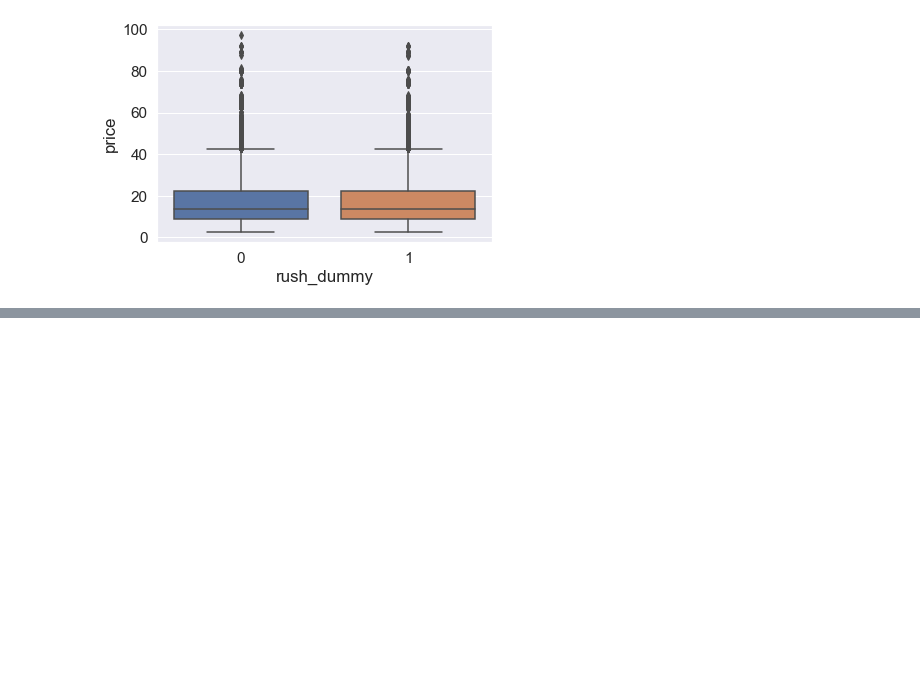
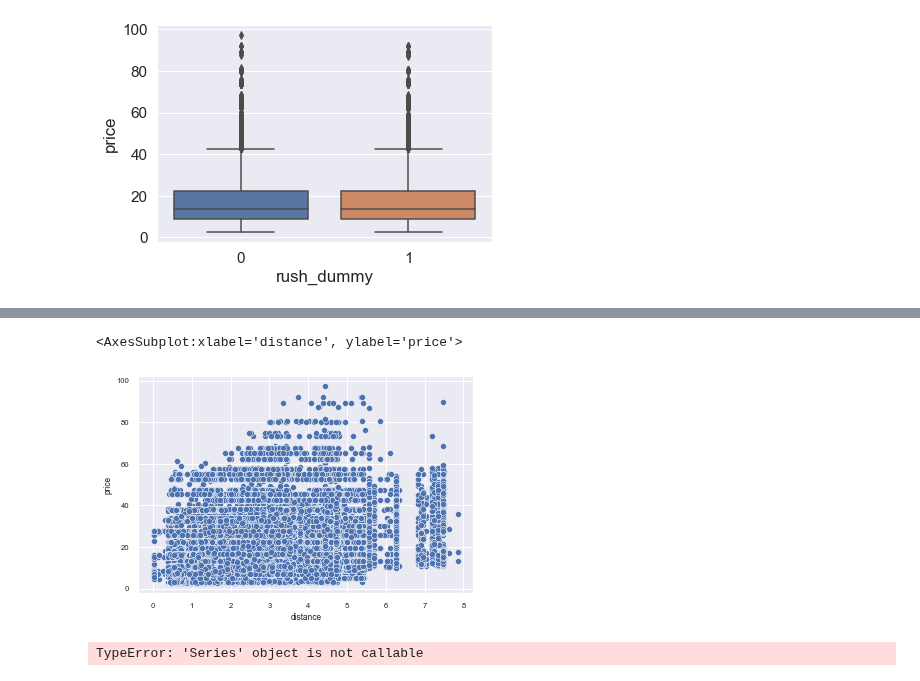
Before and after one commit to cndywu/TheYelpers, a Jupyter notebook: Final_Project.ipynb, the cells around one changed output, grey strips where cells are left out. Saved outputs shown, nothing was run; the diff lists cells and outputs as text; code cells hidden in the pictures; blank space fills up the shorter version.

```diff
--- a/Final_Project.ipynb
+++ b/Final_Project.ipynb
@@ -210,0 +216,9 @@ a.set_ylim(14000,110000)
+# %%
+sns.scatterplot(x='distance',y='price', data=train)
+# %% [output]
+<AxesSubplot:xlabel='distance', ylabel='price'>
+[figure, added]
+# %%
+train.dtypes()
+# %% [output]
+TypeError: 'Series' object is not callable
```
Also changed, not shown: parts of 5 cells of this notebook.
